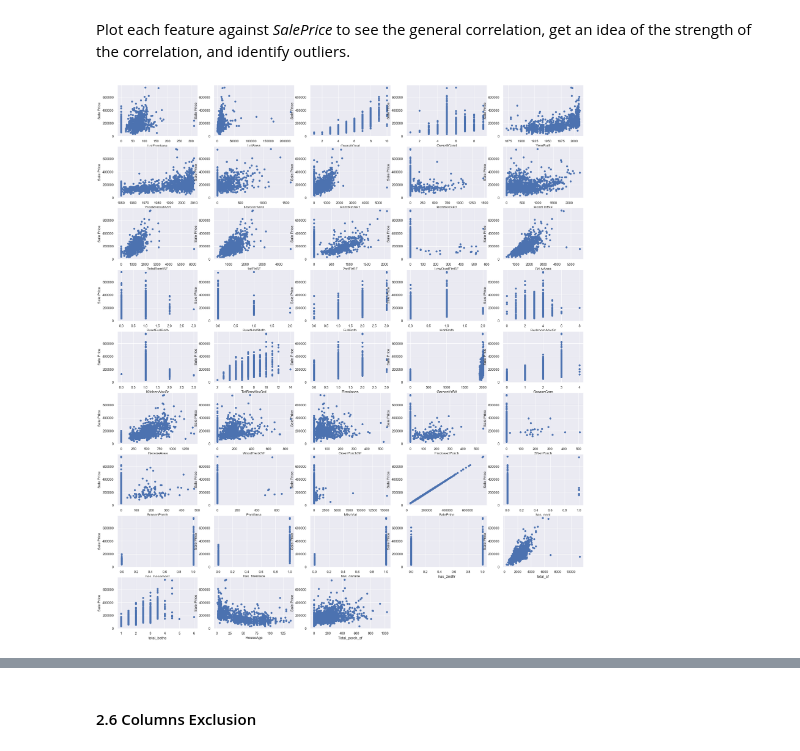
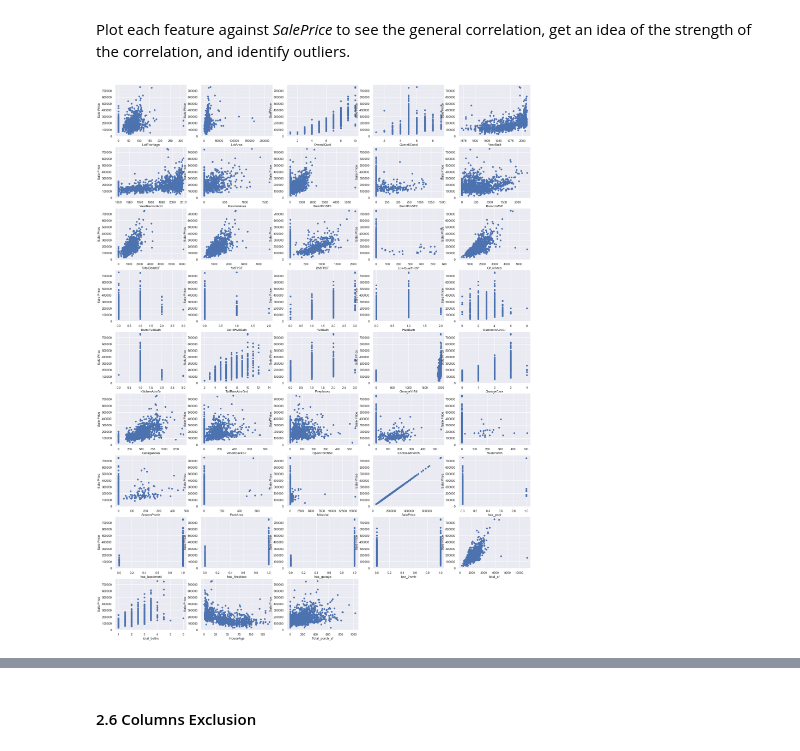
Before and after one commit to allison-godfrey/w207-final-group-project, a Jupyter notebook: W207_Predict_Property_Sale_Price.ipynb, the cells around one changed output, grey strips where cells are left out. Cells and saved outputs as stored; diff of their text form; code cells hidden in the pictures.

```diff
--- a/W207_Predict_Property_Sale_Price.ipynb
+++ b/W207_Predict_Property_Sale_Price.ipynb
@@ -593,16 +612,15 @@ Since, we did log transformation of our target feature *SalePrice*, the final pr
 # %% [markdown]
 Plot each feature against *SalePrice* to see the general correlation, get an idea of the strength of the correlation, and identify outliers.
 # %%
-plt.figure(figsize=(30, 40))
-
-n = 1
+plt.figure(figsize=(30, 45))
+cell_no = 1
 for col in numerical_cols.columns:
-    scatter = plt.subplot(10, 5, n)
+    scatter = plt.subplot(10, 5, cell_no)
     plt.scatter(train_new[col], train_new["SalePrice"], color = 'b')
     plt.xlabel(col)
     plt.ylabel("Sale Price")
-    n+=1
+    cell_no+=1
 plt.show()
 # %% [output]
-[figure, old version]
+[figure, new version]
 # %% [markdown]
```
Also changed, not shown: parts of 9 cells of this notebook.
